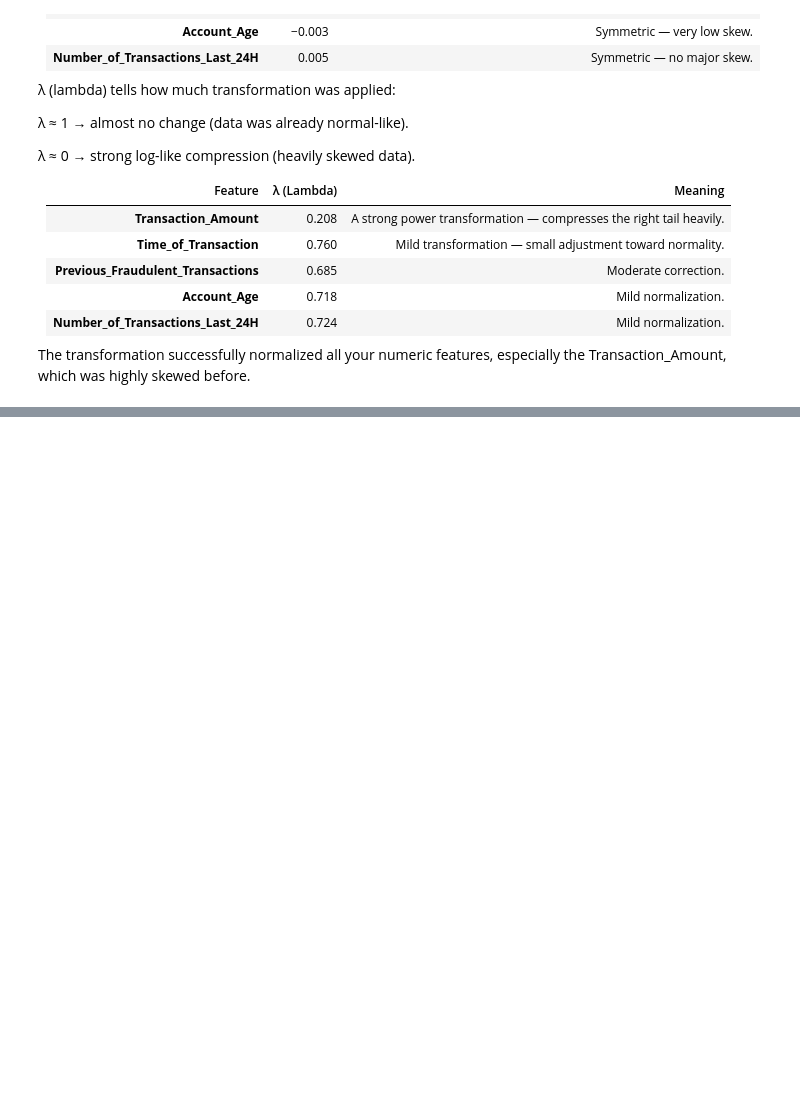
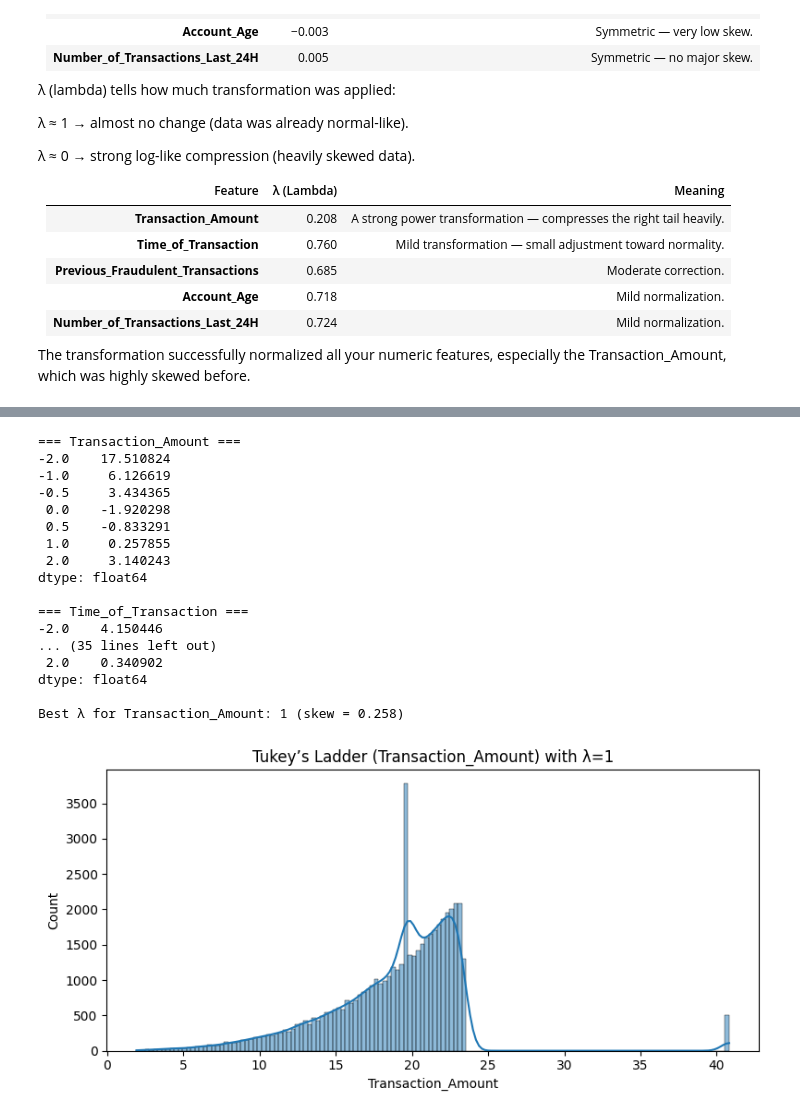
Before and after one commit to 9082825/DimensionalityReduction_Workshop, a Jupyter notebook: main.ipynb, the cells around one changed output, grey strips where cells are left out. Cells and saved outputs as stored; diff of their text form; code cells hidden in the pictures; blank space fills up the shorter version.

```diff
--- a/main.ipynb
+++ b/main.ipynb
@@ -359,0 +657,60 @@ The transformation successfully normalized all your numeric features, especially
+# %%
+from scipy.stats import skew
+
+# === 1. Choose numeric columns ===
+numeric_cols = df.select_dtypes(include=['float64', 'int64']).columns
+exclude_cols = ['User_ID', 'Fraudulent']
+num_features = [col for col in numeric_cols if col not in exclude_cols]
+
+# === 2. Handle non-positive values ===
+# Shift any negatives/zeros upward so all values are positive
+for col in num_features:
+    if (df[col] <= 0).any():
+        df[col] = df[col] - df[col].min() + 1
+
+# === 3. Try multiple power values ===
+powers = [-2, -1, -0.5, 0, 0.5, 1, 2]
+
+tukey_results = {}
+
+for col in num_features:
+    print(f"\n=== {col} ===")
+    col_skews = {}
+    for p in powers:
+        if p == 0:
+            transformed = np.log(df[col])
+        else:
+            transformed = np.power(df[col], p)
+        col_skews[p] = skew(transformed)
+    tukey_results[col] = col_skews
+    print(pd.Series(col_skews))
+
+# === 4. Example: Visualize one variable with best λ ===
+example_col = num_features[0]
+best_lambda = min(tukey_results[example_col], key=lambda k: abs(tukey_results[example_col][k]))
+print(f"\nBest λ for {example_col}: {best_lambda} (skew = {tukey_results[example_col][best_lambda]:.3f})")
+
+plt.figure(figsize=(8,4))
+sns.histplot(np.power(df[example_col], best_lambda) if best_lambda != 0 else np.log(df[example_col]), kde=True)
+plt.title(f"Tukey’s Ladder ({example_col}) with λ={best_lambda}")
+plt.tight_layout()
+plt.show()
+# %% [output]
+=== Transaction_Amount ===
+-2.0    17.510824
+-1.0     6.126619
+-0.5     3.434365
+ 0.0    -1.920298
+ 0.5    -0.833291
+ 1.0     0.257855
+ 2.0     3.140243
+dtype: float64
+
+=== Time_of_Transaction ===
+-2.0    4.150446
+... (35 lines left out)
+ 2.0    0.340902
+dtype: float64
+
+Best λ for Transaction_Amount: 1 (skew = 0.258)
+[figure, added]
```
Also changed, not shown: parts of 14 cells of this notebook.
